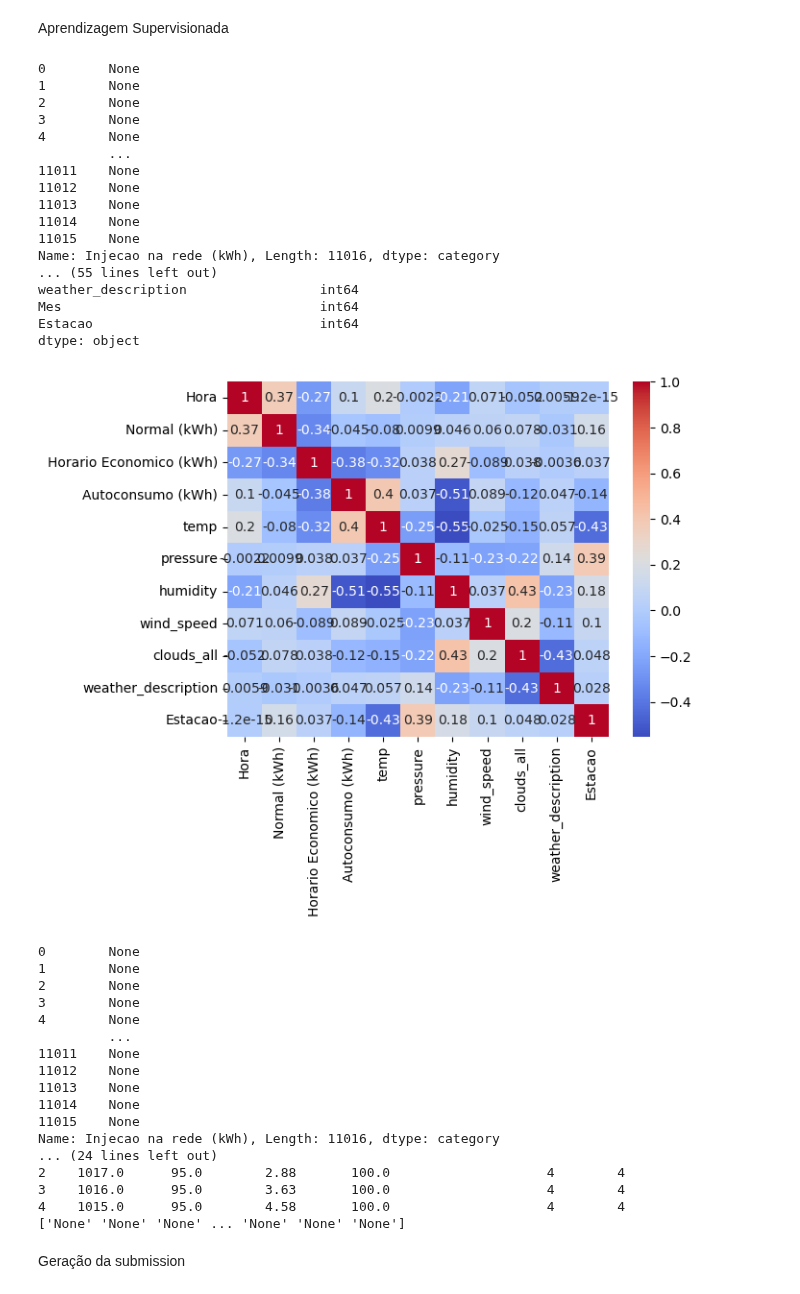
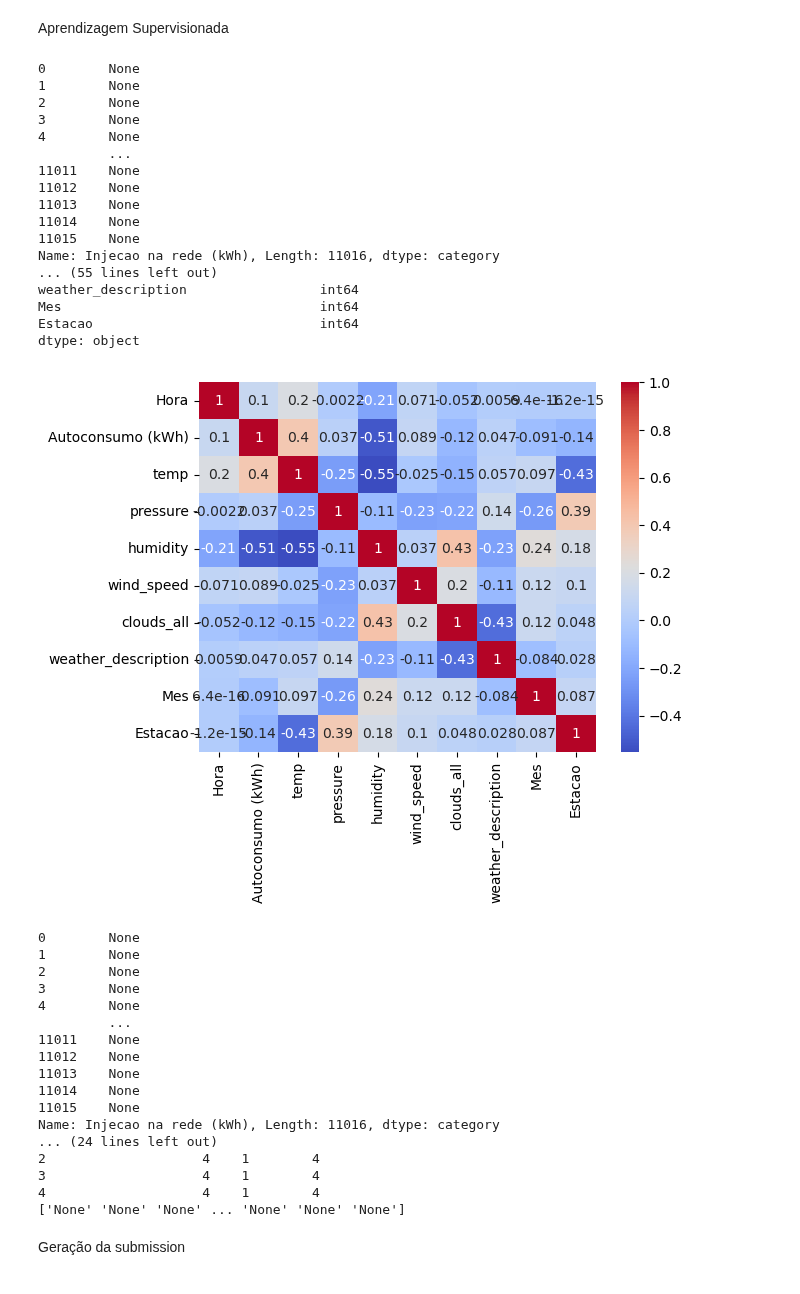
Before and after one commit to simaobarroso/tp-daa, a Jupyter notebook: competicao/comp.ipynb, the cells around one changed output. Saved outputs shown, nothing was run; the diff lists cells and outputs as text; code cells hidden in the pictures.

Commit message:
0.80177. Verificação da importância dos atributos Normal e Horario economico no resultado final

```diff
--- a/competicao/comp.ipynb
+++ b/competicao/comp.ipynb
@@ -311,7 +311,8 @@ sns.histplot(df_2023["weather_description"],y=df_2023["weather_description"])
 
 # Features and target
 print(df_train.dtypes)
-x = df_train[["Hora","Normal (kWh)","Horario Economico (kWh)","Autoconsumo (kWh)","temp","pressure","humidity","wind_speed","clouds_all","weather_description","Mes",'Estacao']]
+#x = df_train[["Hora","Normal (kWh)","Horario Economico (kWh)","Autoconsumo (kWh)","temp","pressure","humidity","wind_speed","clouds_all","weather_description","Mes",'Estacao']]
+x = df_train[["Hora","Autoconsumo (kWh)","temp","pressure","humidity","wind_speed","clouds_all","weather_description","Mes",'Estacao']]
 #x = df_train[["Hora","Normal (kWh)","Horario Economico (kWh)","Autoconsumo (kWh)","temp","feels_like","temp_min","temp_max","pressure","humidity","wind_speed","clouds_all","weather_description","Mes",]]
 
 y = df_train["Injecao na rede (kWh)"]
@@ -340,6 +341,9 @@ df_2023.drop(['dt'], axis='columns', inplace=True)
 df_2023.drop(['feels_like'], axis='columns', inplace=True)
 df_2023.drop(['temp_max'], axis='columns', inplace=True)
 df_2023.drop(['temp_min'], axis='columns', inplace=True)
+df_2023.drop(['Normal (kWh)'], axis='columns', inplace=True)
+df_2023.drop(['Horario Economico (kWh)'], axis='columns', inplace=True)
+
 
 clf = DecisionTreeClassifier(random_state=2022)
 
@@ -373,34 +377,34 @@ for elem in predict:
 data = pd.DataFrame({'RowId': range(1, len(df_2023) + 1), 'Result': prediction1})
 
 
 
 
 # Save the data to a CSV file
 #print(predict)
 data.to_csv('predictions.csv', index=False)
 
 # Print the predictions
 #print("Predictions:")
 #print(predict)
 # %% [output]
 0        None
 1        None
 2        None
 3        None
 4        None
          ...
 11011    None
 11012    None
 11013    None
 11014    None
 11015    None
 Name: Injecao na rede (kWh), Length: 11016, dtype: category
 ... (55 lines left out)
 weather_description                 int64
 Mes                                 int64
 Estacao                             int64
 dtype: object
-[figure, old version]
+[figure, new version]
 0        None
 1        None
 2        None
@@ -414,9 +418,9 @@ dtype: object
 11015    None
 Name: Injecao na rede (kWh), Length: 11016, dtype: category
 ... (24 lines left out)
-2    1017.0      95.0        2.88       100.0                    4        4
-3    1016.0      95.0        3.63       100.0                    4        4
-4    1015.0      95.0        4.58       100.0                    4        4
+2                    4    1        4
+3                    4    1        4
+4                    4    1        4
 ['None' 'None' 'None' ... 'None' 'None' 'None']
 # %% [markdown]
 Geração da submission
```
Also changed, not shown: 1 other file.
